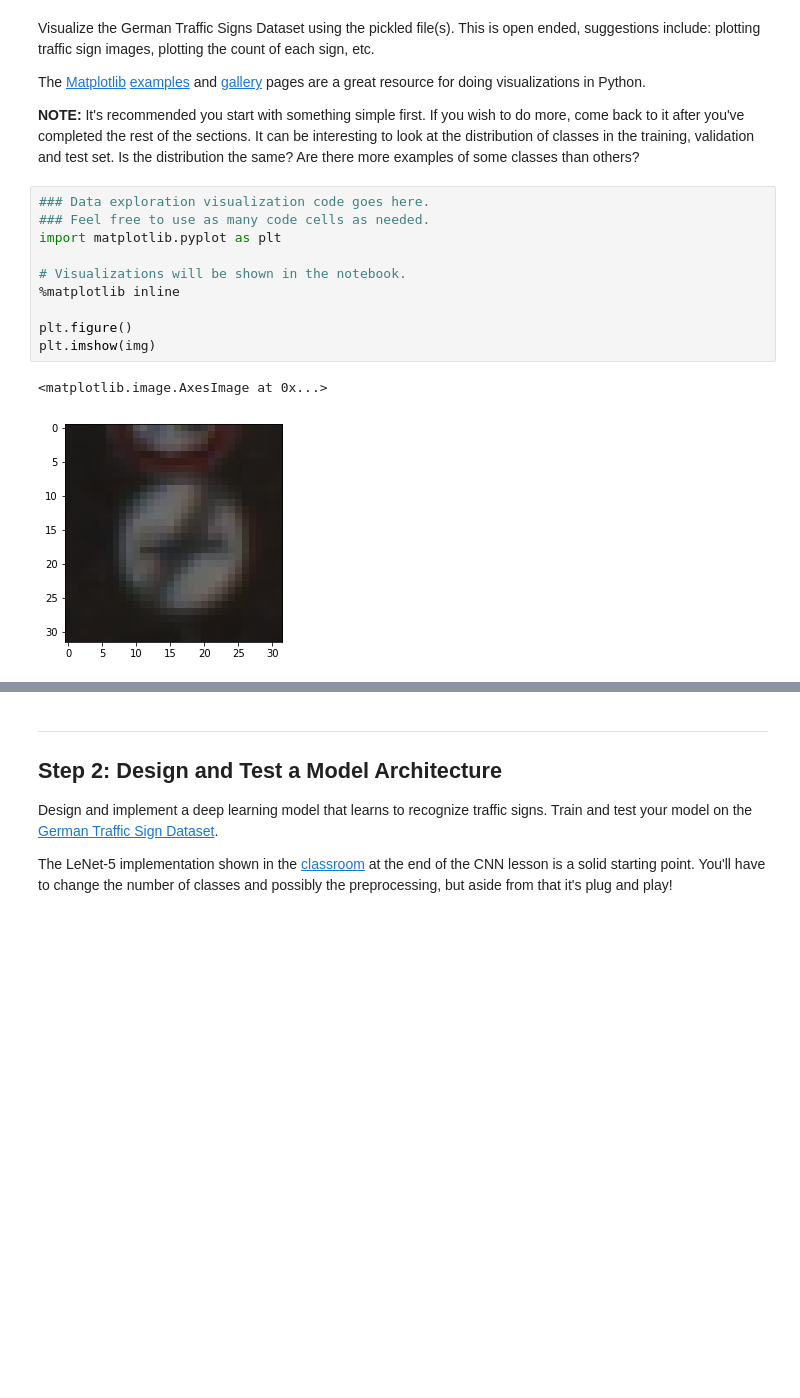
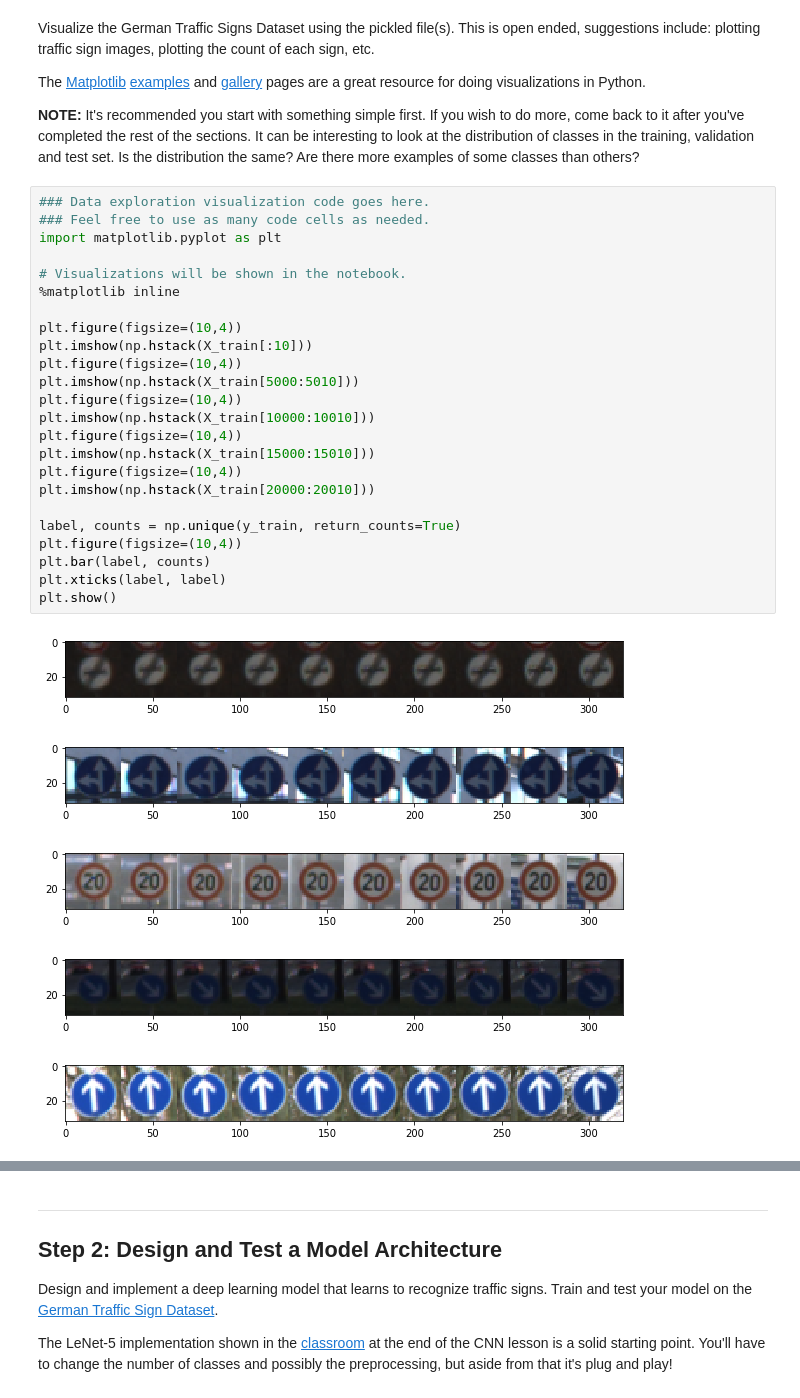
Before and after one commit to yuanjunyi/car, a Jupyter notebook: p2-traffic-sign-classifier-project/Traffic_Sign_Classifier.ipynb, the cells around one changed output, grey strips where cells are left out. Cells and saved outputs as stored; diff of their text form; blank space fills up the shorter version.

Commit message:
Display the frequency of each label in the training set

```diff
--- a/p2-traffic-sign-classifier-project/Traffic_Sign_Classifier.ipynb
+++ b/p2-traffic-sign-classifier-project/Traffic_Sign_Classifier.ipynb
@@ -100,13 +100,30 @@ The [Matplotlib](http://matplotlib.org/) [examples](http://matplotlib.org/exampl
 # %%
 ### Data exploration visualization code goes here.
 ### Feel free to use as many code cells as needed.
 import matplotlib.pyplot as plt
 
 # Visualizations will be shown in the notebook.
 %matplotlib inline
 
-plt.figure()
-plt.imshow(img)
+plt.figure(figsize=(10,4))
+plt.imshow(np.hstack(X_train[:10]))
+plt.figure(figsize=(10,4))
+plt.imshow(np.hstack(X_train[5000:5010]))
+plt.figure(figsize=(10,4))
+plt.imshow(np.hstack(X_train[10000:10010]))
+plt.figure(figsize=(10,4))
+plt.imshow(np.hstack(X_train[15000:15010]))
+plt.figure(figsize=(10,4))
+plt.imshow(np.hstack(X_train[20000:20010]))
+
+label, counts = np.unique(y_train, return_counts=True)
+plt.figure(figsize=(10,4))
+plt.bar(label, counts)
+plt.xticks(label, label)
+plt.show()
 # %% [output]
-<matplotlib.image.AxesImage at 0x...>
-[figure, old version]
+[figure, new version]
+[figure, added]
+[figure, added]
+[figure, added]
+[figure, added]
```
Also changed, not shown: parts of 1 cell of this notebook.
